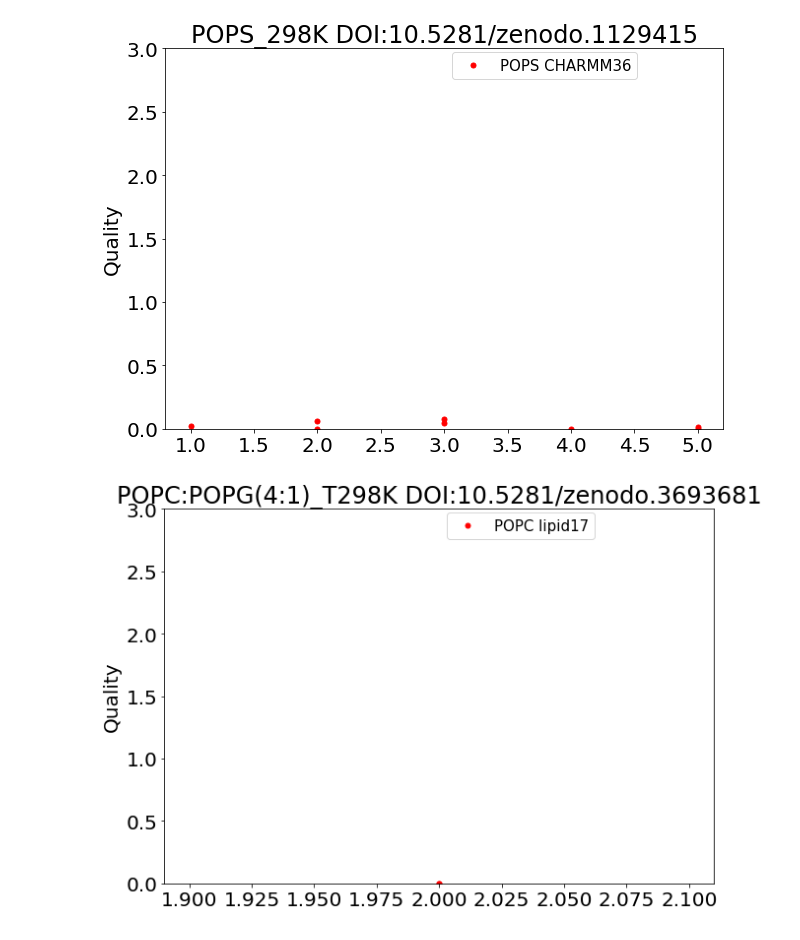
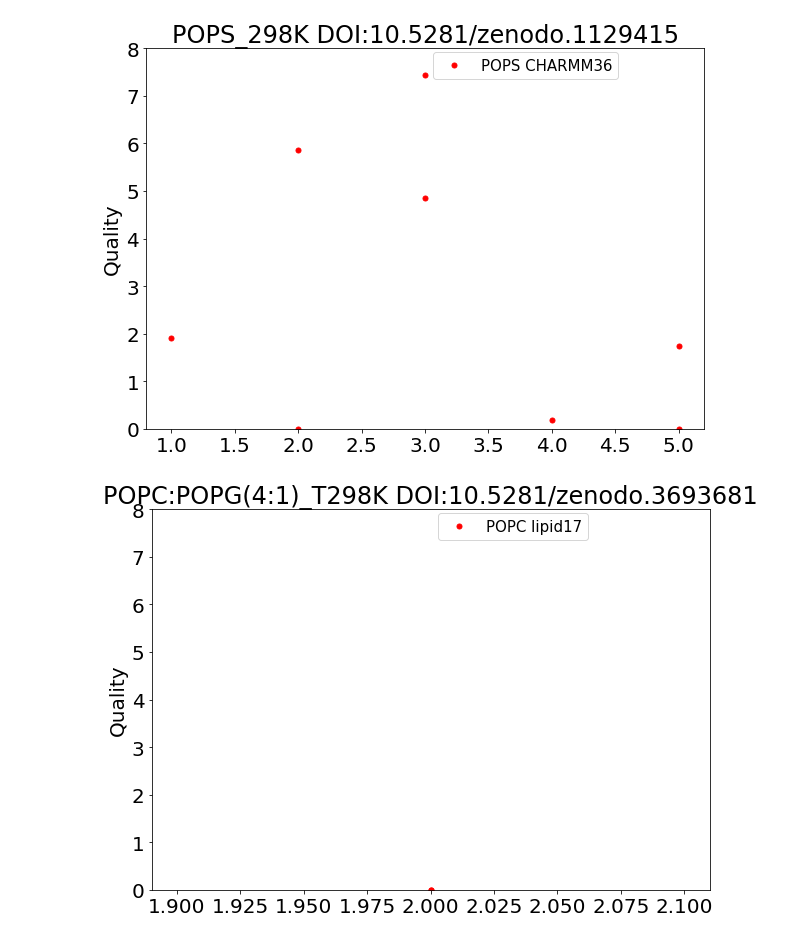
Before and after one commit to nencini/expDATABANK, a Jupyter notebook: scripts/plotQuality.ipynb, the cells around one changed output. Cells and saved outputs as stored; diff of their text form; code cells hidden in the pictures.

```diff
--- a/scripts/plotQuality.ipynb
+++ b/scripts/plotQuality.ipynb
@@ -53,7 +53,7 @@ for subdir, dirs, files in os.walk(r'/media/akiirikk/DATADRIVE1/tietokanta/expDA
                   #  print(OPdata)
 
                     for key1 in OPdata.keys():
-                        print(readme)
+                       # print(readme)
                         data = OPdata[key1]
                         doi = readme['DOI']
                        # try:
@@ -84,7 +84,7 @@ for subdir, dirs, files in os.walk(r'/media/akiirikk/DATADRIVE1/tietokanta/expDA
                         plt.ylabel('Quality', fontsize=20)
                         plt.xticks(fontsize=20)
                         plt.yticks(fontsize=20)
-                        plt.ylim(0,3)
+                        plt.ylim(0,8)
                         plt.title(readme['SYSTEM'] + " DOI:" + doi, fontsize=24)
 # %% [output]
 /media/akiirikk/DATADRIVE1/tietokanta/expDATABANK/Data/QualityEvaluation/1b2/6e6/1b26e6c750b4f39c37770422cd4d3c40240cf111/995bc873b811ca09c916b47784fa33bb9d793732/POPS_OrderParameters.json
@@ -106,2 +98,2 @@ for subdir, dirs, files in os.walk(r'/media/akiirikk/DATADRIVE1/tietokanta/expDA
-[figure, old version]
+[figure, new version]
-[figure, old version]
+[figure, new version]
```
Also changed, not shown: parts of 1 cell of this notebook.
